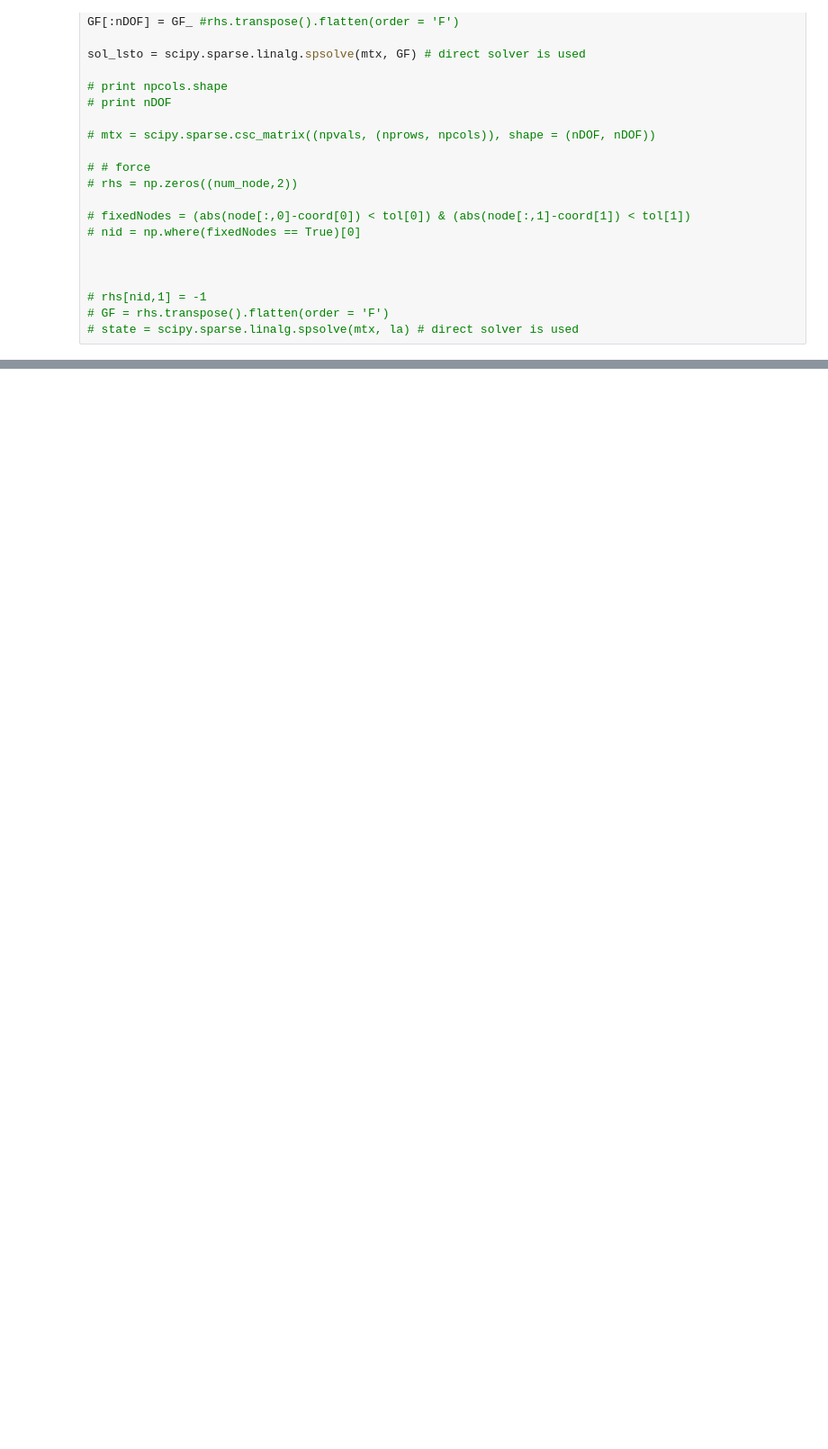
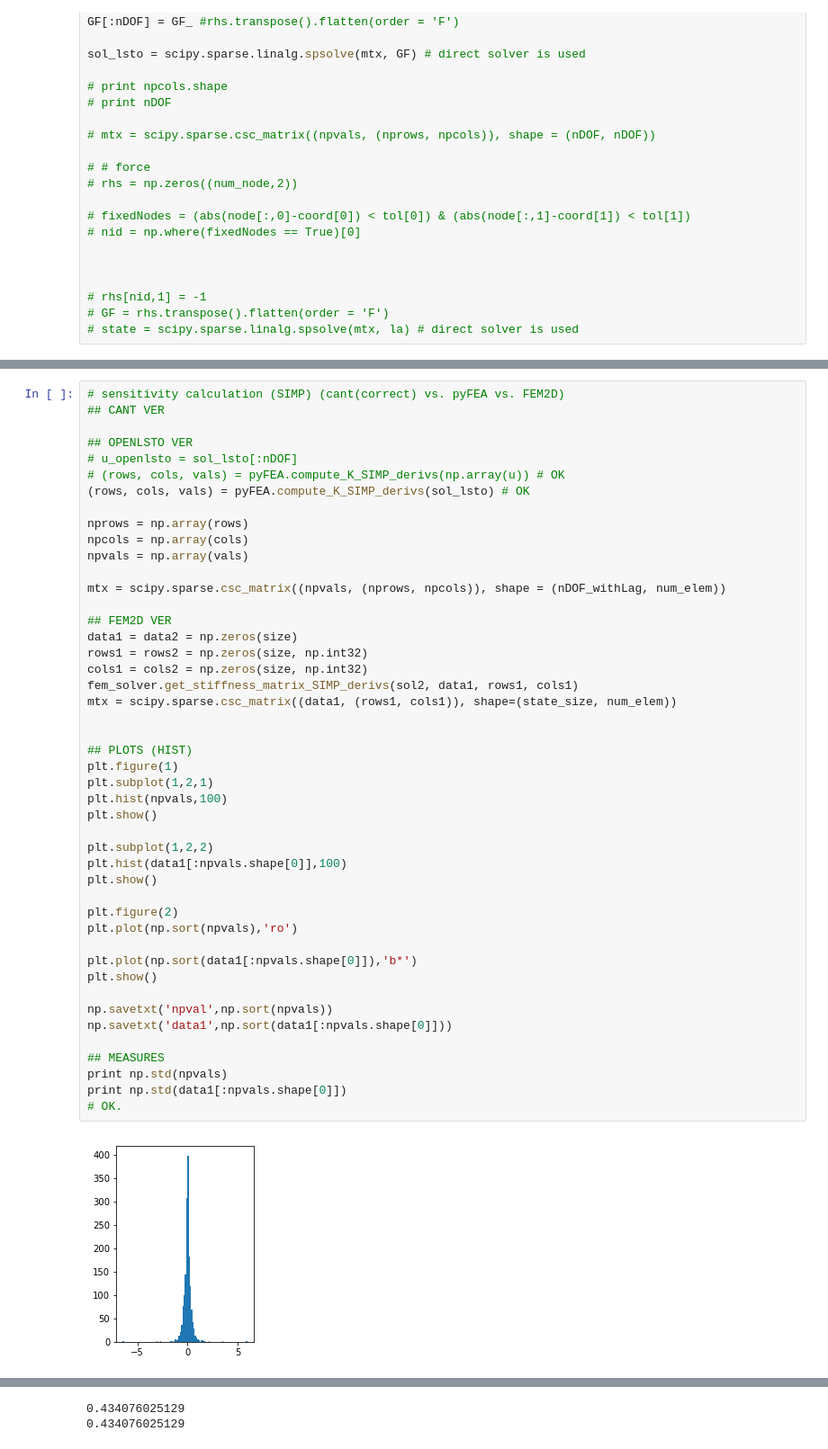
Before and after one commit to M2DOLab/OpenLSTO-lite, a Jupyter notebook: M2DO_FEA/Python/vs_FEM2D.ipynb, the cells around one changed output, grey strips where cells are left out. Shown: that part at 90% size. Saved outputs shown, nothing was run; the diff lists cells and outputs as text; blank space fills up the shorter version.

```diff
--- a/M2DO_FEA/Python/vs_FEM2D.ipynb
+++ b/M2DO_FEA/Python/vs_FEM2D.ipynb
@@ -170,0 +202,48 @@ fem2d = -92.2609543408
+# %%
+# sensitivity calculation (SIMP) (cant(correct) vs. pyFEA vs. FEM2D)
+## CANT VER
+
+## OPENLSTO VER
+# u_openlsto = sol_lsto[:nDOF]
+# (rows, cols, vals) = pyFEA.compute_K_SIMP_derivs(np.array(u)) # OK
+(rows, cols, vals) = pyFEA.compute_K_SIMP_derivs(sol_lsto) # OK
+
+nprows = np.array(rows)
+npcols = np.array(cols)
+npvals = np.array(vals)
+
+mtx = scipy.sparse.csc_matrix((npvals, (nprows, npcols)), shape = (nDOF_withLag, num_elem))
+
+## FEM2D VER
+data1 = data2 = np.zeros(size)
+rows1 = rows2 = np.zeros(size, np.int32)
+cols1 = cols2 = np.zeros(size, np.int32)
+fem_solver.get_stiffness_matrix_SIMP_derivs(sol2, data1, rows1, cols1)
+mtx = scipy.sparse.csc_matrix((data1, (rows1, cols1)), shape=(state_size, num_elem))
+
+
+## PLOTS (HIST)
+plt.figure(1)
+plt.subplot(1,2,1)
+plt.hist(npvals,100)
+plt.show()
+
+plt.subplot(1,2,2)
+plt.hist(data1[:npvals.shape[0]],100)
+plt.show()
+
+plt.figure(2)
+plt.plot(np.sort(npvals),'ro')
+
+plt.plot(np.sort(data1[:npvals.shape[0]]),'b*')
+plt.show()
+
+np.savetxt('npval',np.sort(npvals))
+np.savetxt('data1',np.sort(data1[:npvals.shape[0]]))
+
+## MEASURES
+print np.std(npvals)
+print np.std(data1[:npvals.shape[0]])
+# OK.
+# %% [output]
+[figure, added]
@@ -171 +252,3 @@ fem2d = -92.2609543408
+0.434076025129
+0.434076025129
 # %%
```
Also changed, not shown: parts of 11 cells of this notebook, 1 other file.
